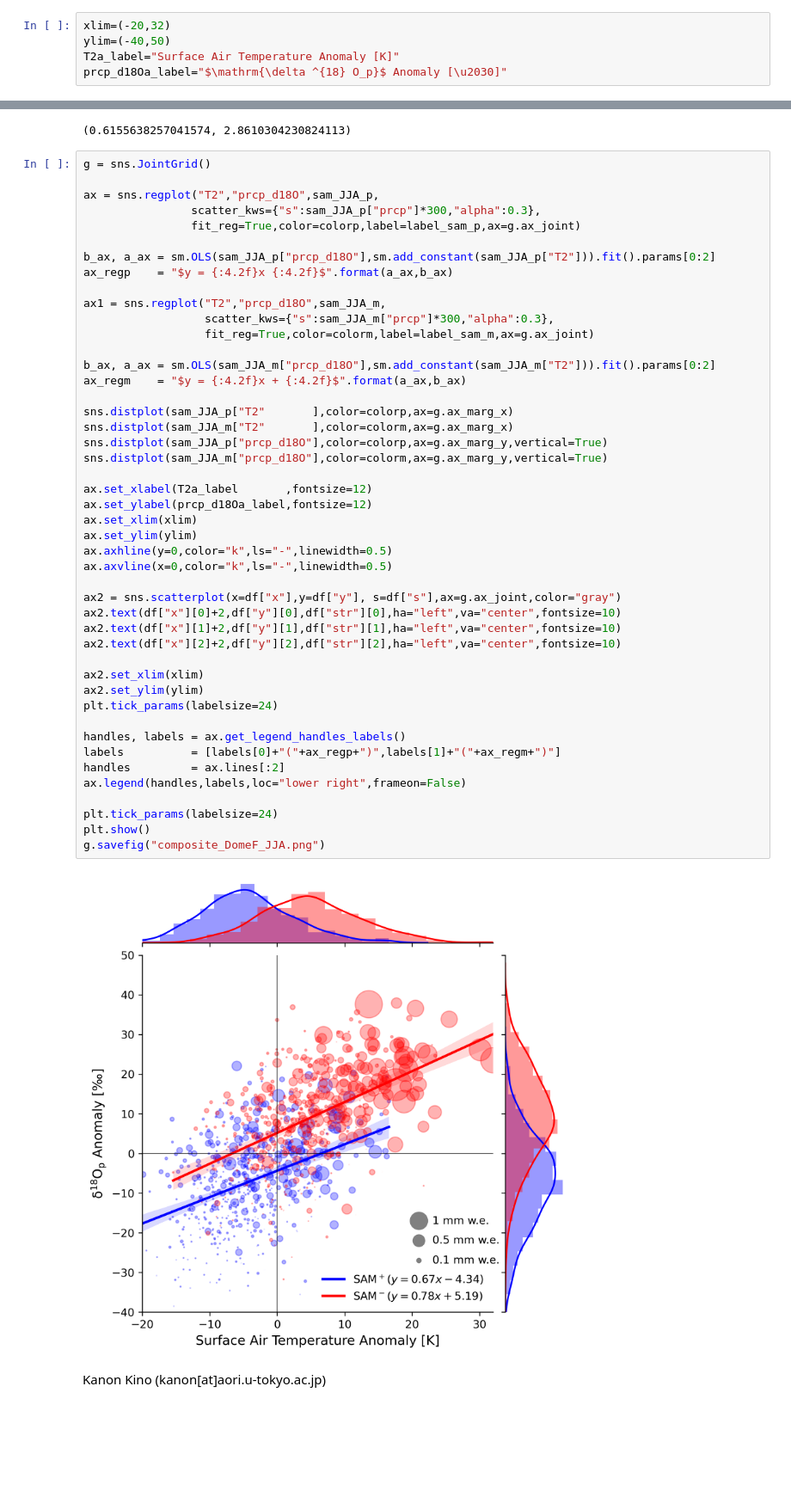
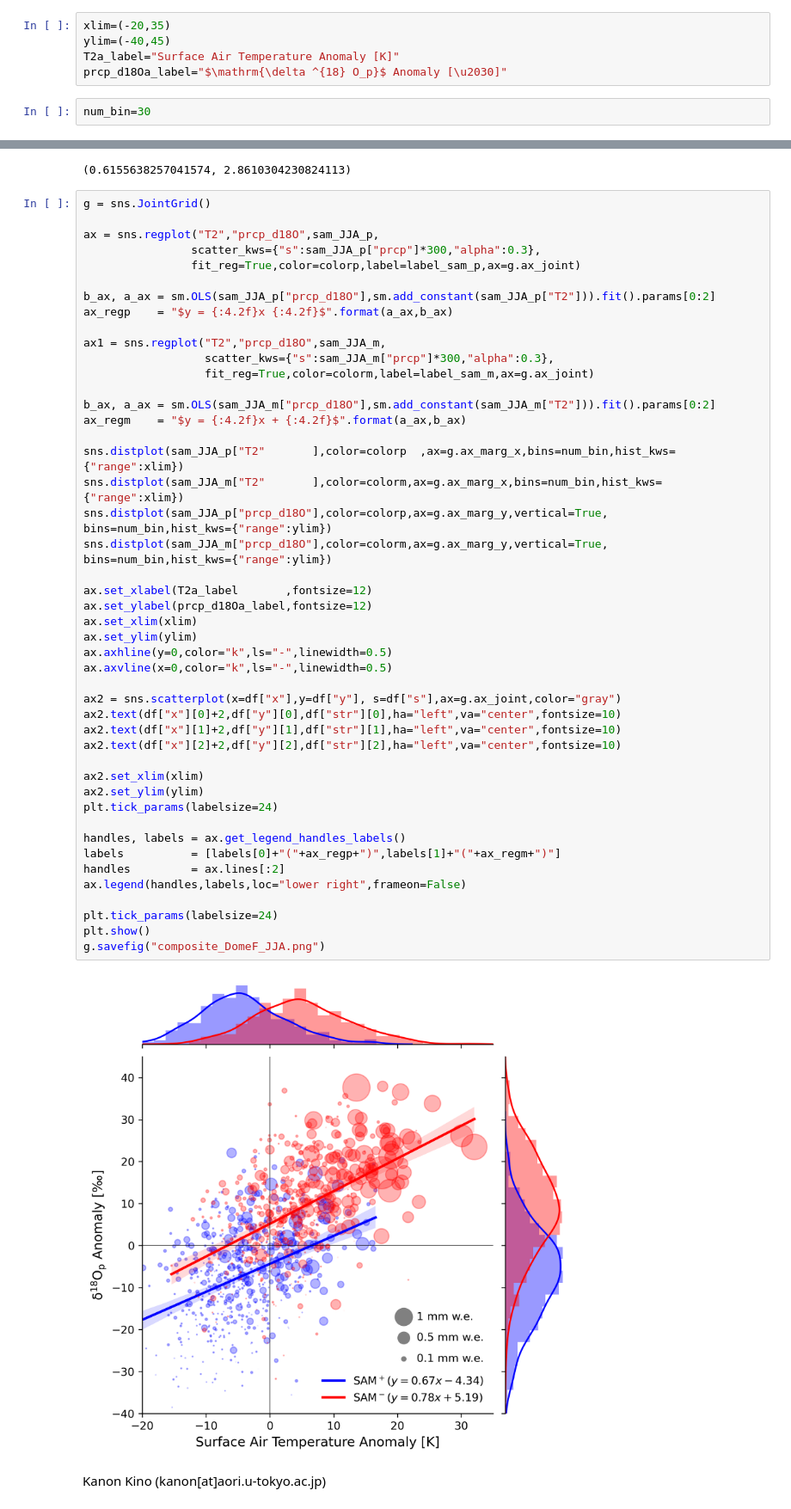
Before and after one commit to kanonundgigue/SAM_DomeFuji, a Jupyter notebook: composite_DomeF_JJA.ipynb, the cells around one changed output, grey strips where cells are left out. Shown at 86% size. Cells and saved outputs as stored; diff of their text form; blank space fills up the shorter version.

```diff
--- a/composite_DomeF_JJA.ipynb
+++ b/composite_DomeF_JJA.ipynb
@@ -73,10 +73,12 @@ df={
 colorm="red"
 colorp="blue"
 # %%
-xlim=(-20,32)
-ylim=(-40,50)
+xlim=(-20,35)
+ylim=(-40,45)
 T2a_label="Surface Air Temperature Anomaly [K]"
 prcp_d18Oa_label="$\mathrm{\delta ^{18} O_p}$ Anomaly [\u2030]"
+# %%
+num_bin=30
 # %%
 sam_JJA_p=pd.DataFrame({
     "T2"       : T2_sam_p       [(m_p==6)+(m_p==7)+(m_p==8)],
@@ -108,37 +110,37 @@ ax1 = sns.regplot("T2","prcp_d18O",sam_JJA_m,
 
 b_ax, a_ax = sm.OLS(sam_JJA_m["prcp_d18O"],sm.add_constant(sam_JJA_m["T2"])).fit().params[0:2]
 ax_regm    = "$y = {:4.2f}x + {:4.2f}$".format(a_ax,b_ax)
 
-sns.distplot(sam_JJA_p["T2"       ],color=colorp,ax=g.ax_marg_x)
-sns.distplot(sam_JJA_m["T2"       ],color=colorm,ax=g.ax_marg_x)
-sns.distplot(sam_JJA_p["prcp_d18O"],color=colorp,ax=g.ax_marg_y,vertical=True)
-sns.distplot(sam_JJA_m["prcp_d18O"],color=colorm,ax=g.ax_marg_y,vertical=True)
+sns.distplot(sam_JJA_p["T2"       ],color=colorp  ,ax=g.ax_marg_x,bins=num_bin,hist_kws={"range":xlim})
+sns.distplot(sam_JJA_m["T2"       ],color=colorm,ax=g.ax_marg_x,bins=num_bin,hist_kws={"range":xlim})
+sns.distplot(sam_JJA_p["prcp_d18O"],color=colorp,ax=g.ax_marg_y,vertical=True, bins=num_bin,hist_kws={"range":ylim})
+sns.distplot(sam_JJA_m["prcp_d18O"],color=colorm,ax=g.ax_marg_y,vertical=True, bins=num_bin,hist_kws={"range":ylim})
 
 ax.set_xlabel(T2a_label       ,fontsize=12)
 ax.set_ylabel(prcp_d18Oa_label,fontsize=12)
 ax.set_xlim(xlim)
 ax.set_ylim(ylim)
 ax.axhline(y=0,color="k",ls="-",linewidth=0.5)
 ax.axvline(x=0,color="k",ls="-",linewidth=0.5)
 
 ax2 = sns.scatterplot(x=df["x"],y=df["y"], s=df["s"],ax=g.ax_joint,color="gray")
 ax2.text(df["x"][0]+2,df["y"][0],df["str"][0],ha="left",va="center",fontsize=10)
 ax2.text(df["x"][1]+2,df["y"][1],df["str"][1],ha="left",va="center",fontsize=10)
 ax2.text(df["x"][2]+2,df["y"][2],df["str"][2],ha="left",va="center",fontsize=10)
 
 ax2.set_xlim(xlim)
 ax2.set_ylim(ylim)
 plt.tick_params(labelsize=24)
 
 handles, labels = ax.get_legend_handles_labels()
 labels          = [labels[0]+"("+ax_regp+")",labels[1]+"("+ax_regm+")"]
 handles         = ax.lines[:2]
 ax.legend(handles,labels,loc="lower right",frameon=False)
 
 plt.tick_params(labelsize=24)
 plt.show()
 g.savefig("composite_DomeF_JJA.png")
 # %% [output]
-[figure, old version]
+[figure, new version]
 # %% [markdown]
 Kanon Kino (kanon[at]aori.u-tokyo.ac.jp)
```
Also changed, not shown: 2 other files.
